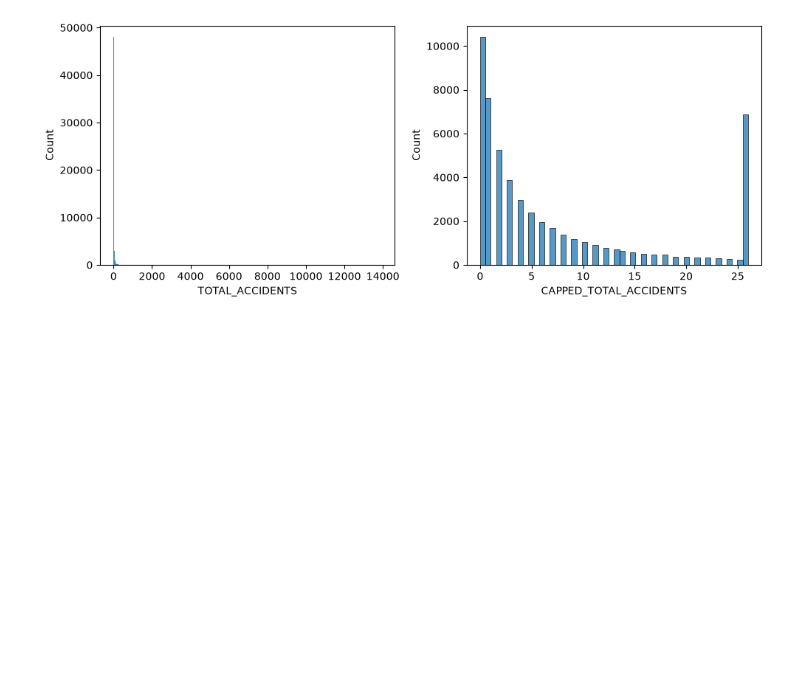
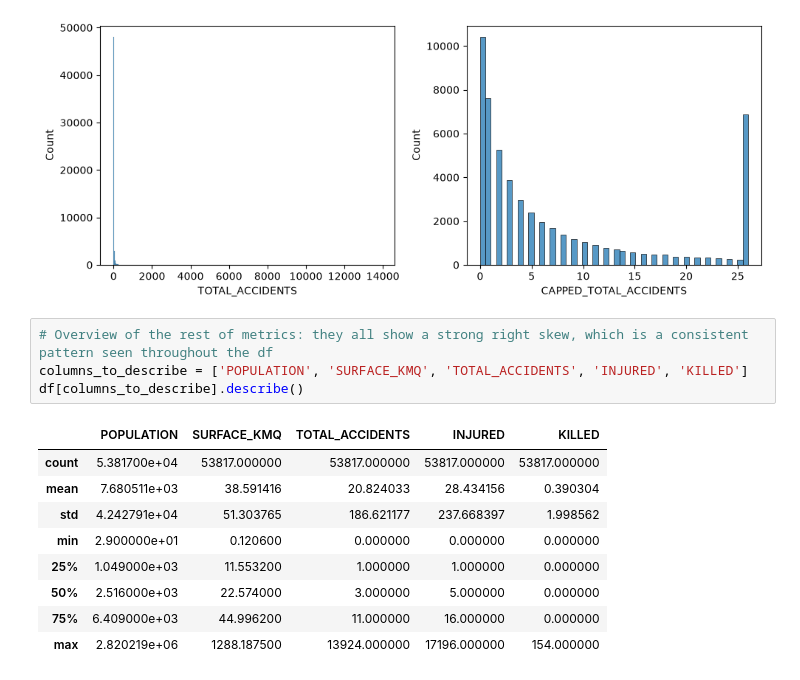
Before and after one commit to gretabarrale/boolean_capstone_project, a Jupyter notebook: eda.ipynb, the cells around one changed output. Drawn from its saved outputs; the diff is of its cells as text; blank space fills up the shorter version.

```diff
--- a/eda.ipynb
+++ b/eda.ipynb
@@ -304,3 +304,17 @@ plt.tight_layout()
 plt.show()
 # %% [output]
 [figure]
+# %%
+# Overview of the rest of metrics: they all show a strong right skew, which is a consistent pattern seen throughout the df
+columns_to_describe = ['POPULATION', 'SURFACE_KMQ', 'TOTAL_ACCIDENTS', 'INJURED', 'KILLED']
+df[columns_to_describe].describe()
+# %% [output]
+|  | POPULATION | SURFACE_KMQ | TOTAL_ACCIDENTS | INJURED | KILLED |
+| count | 5.381700e+04 | 53817.000000 | 53817.000000 | 53817.000000 | 53817.000000 |
+| mean | 7.680511e+03 | 38.591416 | 20.824033 | 28.434156 | 0.390304 |
+| std | 4.242791e+04 | 51.303765 | 186.621177 | 237.668397 | 1.998562 |
+| min | 2.900000e+01 | 0.120600 | 0.000000 | 0.000000 | 0.000000 |
+| 25% | 1.049000e+03 | 11.553200 | 1.000000 | 1.000000 | 0.000000 |
+| 50% | 2.516000e+03 | 22.574000 | 3.000000 | 5.000000 | 0.000000 |
+| 75% | 6.409000e+03 | 44.996200 | 11.000000 | 16.000000 | 0.000000 |
+| max | 2.820219e+06 | 1288.187500 | 13924.000000 | 17196.000000 | 154.000000 |
```
Also changed, not shown: parts of 1 cell of this notebook.
